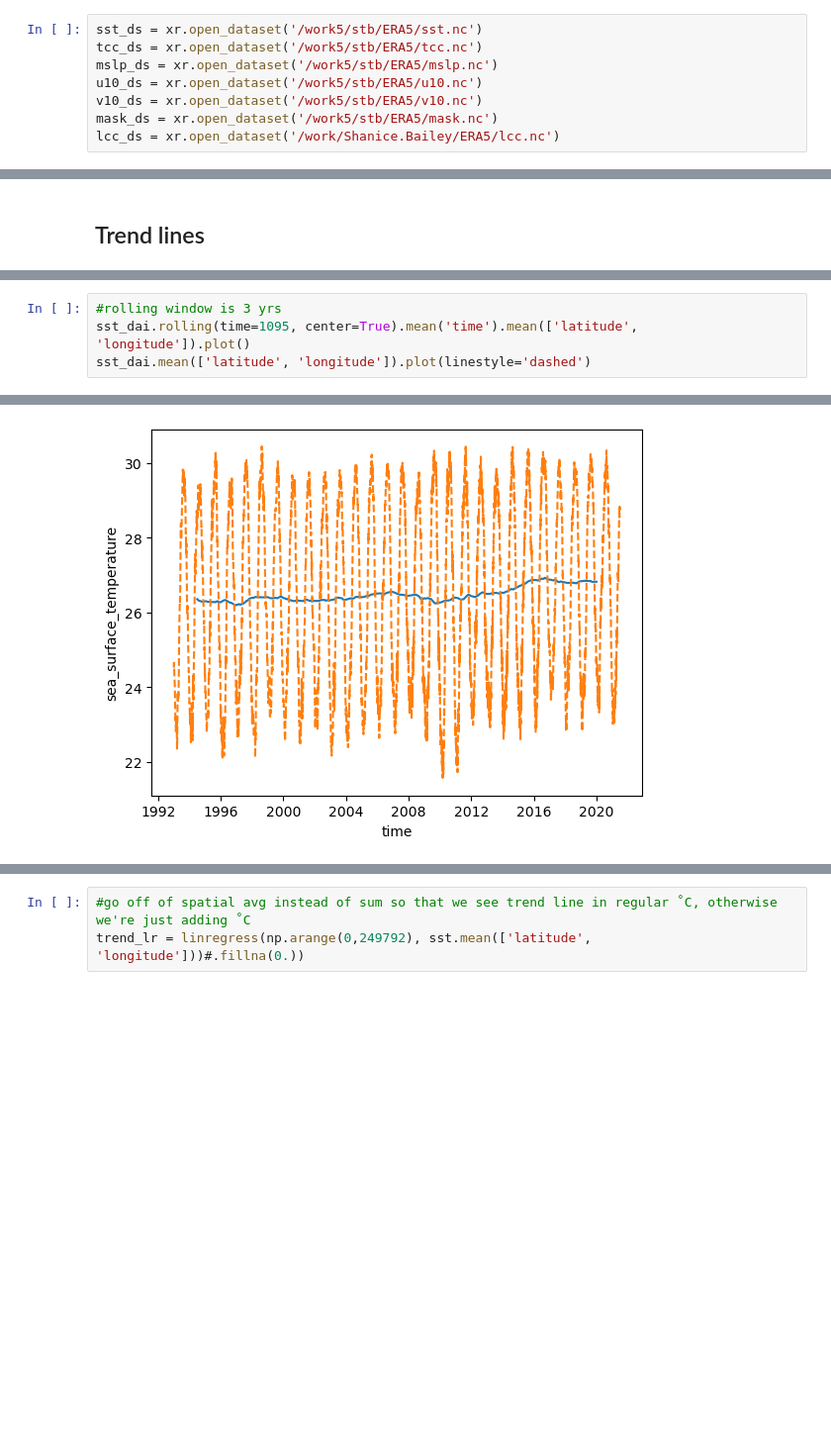
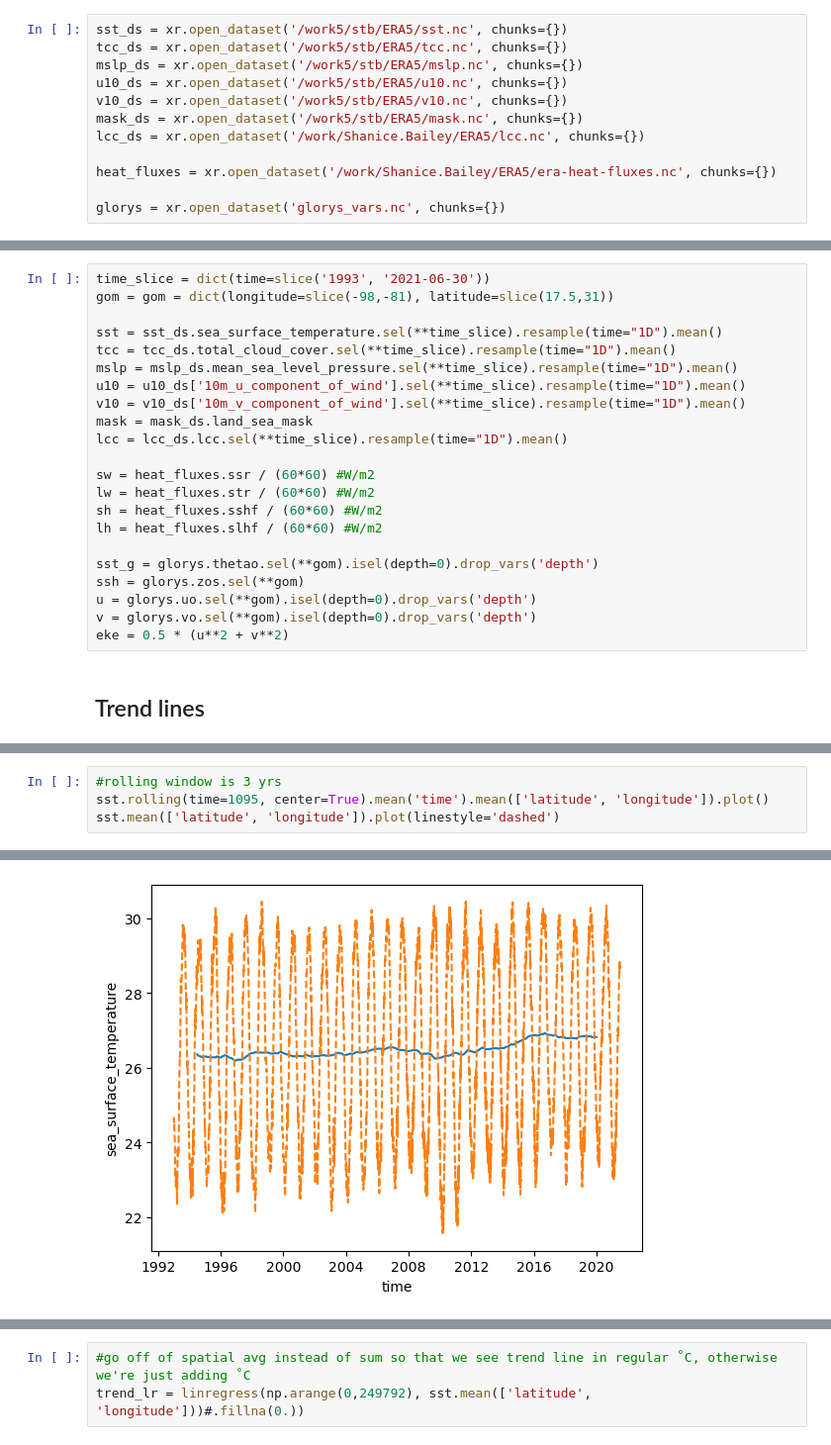
Before and after one commit to shanicetbailey/MHW-gfdl, a Jupyter notebook: 03-trend-lines.ipynb, the cells around one changed output, grey strips where cells are left out. Shown at 99% size. Cells and saved outputs as stored; diff of their text form; blank space fills up the shorter version.

```diff
--- a/03-trend-lines.ipynb
+++ b/03-trend-lines.ipynb
@@ -23,8 +24,12 @@ from matplotlib.colors import LogNorm
 # %%
-sst_ds = xr.open_dataset('/work5/stb/ERA5/sst.nc')
-tcc_ds = xr.open_dataset('/work5/stb/ERA5/tcc.nc')
-mslp_ds = xr.open_dataset('/work5/stb/ERA5/mslp.nc')
-u10_ds = xr.open_dataset('/work5/stb/ERA5/u10.nc')
-v10_ds = xr.open_dataset('/work5/stb/ERA5/v10.nc')
-mask_ds = xr.open_dataset('/work5/stb/ERA5/mask.nc')
-lcc_ds = xr.open_dataset('/work/Shanice.Bailey/ERA5/lcc.nc')
+sst_ds = xr.open_dataset('/work5/stb/ERA5/sst.nc', chunks={})
+tcc_ds = xr.open_dataset('/work5/stb/ERA5/tcc.nc', chunks={})
+mslp_ds = xr.open_dataset('/work5/stb/ERA5/mslp.nc', chunks={})
+u10_ds = xr.open_dataset('/work5/stb/ERA5/u10.nc', chunks={})
+v10_ds = xr.open_dataset('/work5/stb/ERA5/v10.nc', chunks={})
+mask_ds = xr.open_dataset('/work5/stb/ERA5/mask.nc', chunks={})
+lcc_ds = xr.open_dataset('/work/Shanice.Bailey/ERA5/lcc.nc', chunks={})
+
+heat_fluxes = xr.open_dataset('/work/Shanice.Bailey/ERA5/era-heat-fluxes.nc', chunks={})
+
+glorys = xr.open_dataset('glorys_vars.nc', chunks={})
@@ -31,2 +110,24 @@ lcc_ds = xr.open_dataset('/work/Shanice.Bailey/ERA5/lcc.nc')
+# %%
+time_slice = dict(time=slice('1993', '2021-06-30'))
+gom = gom = dict(longitude=slice(-98,-81), latitude=slice(17.5,31))
+
+sst = sst_ds.sea_surface_temperature.sel(**time_slice).resample(time="1D").mean()
+tcc = tcc_ds.total_cloud_cover.sel(**time_slice).resample(time="1D").mean()
+mslp = mslp_ds.mean_sea_level_pressure.sel(**time_slice).resample(time="1D").mean()
+u10 = u10_ds['10m_u_component_of_wind'].sel(**time_slice).resample(time="1D").mean()
+v10 = v10_ds['10m_v_component_of_wind'].sel(**time_slice).resample(time="1D").mean()
+mask = mask_ds.land_sea_mask
+lcc = lcc_ds.lcc.sel(**time_slice).resample(time="1D").mean()
+
+sw = heat_fluxes.ssr / (60*60) #W/m2
+lw = heat_fluxes.str / (60*60) #W/m2
+sh = heat_fluxes.sshf / (60*60) #W/m2
+lh = heat_fluxes.slhf / (60*60) #W/m2
+
+sst_g = glorys.thetao.sel(**gom).isel(depth=0).drop_vars('depth')
+ssh = glorys.zos.sel(**gom)
+u = glorys.uo.sel(**gom).isel(depth=0).drop_vars('depth')
+v = glorys.vo.sel(**gom).isel(depth=0).drop_vars('depth')
+eke = 0.5 * (u**2 + v**2)
 # %% [markdown]
 ## Trend lines
@@ -66,7 +173,7 @@ Coordinates:
 # %%
 #rolling window is 3 yrs
-sst_dai.rolling(time=1095, center=True).mean('time').mean(['latitude', 'longitude']).plot()
-sst_dai.mean(['latitude', 'longitude']).plot(linestyle='dashed')
+sst.rolling(time=1095, center=True).mean('time').mean(['latitude', 'longitude']).plot()
+sst.mean(['latitude', 'longitude']).plot(linestyle='dashed')
 # %% [output]
 [<matplotlib.lines.Line2D at 0x...>]
-[figure, old version]
+[figure, new version]
```
Also changed, not shown: parts of 31 cells of this notebook.
